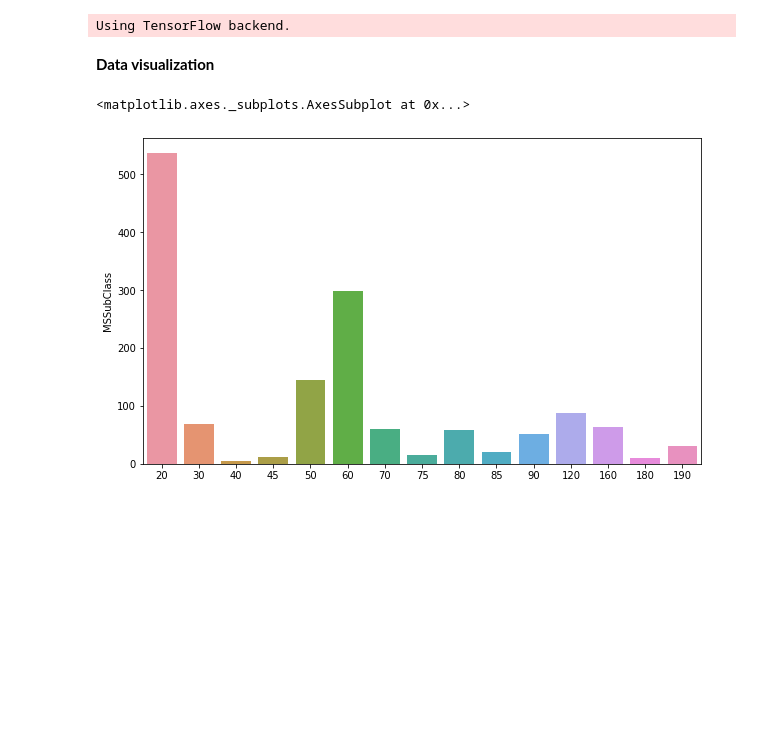
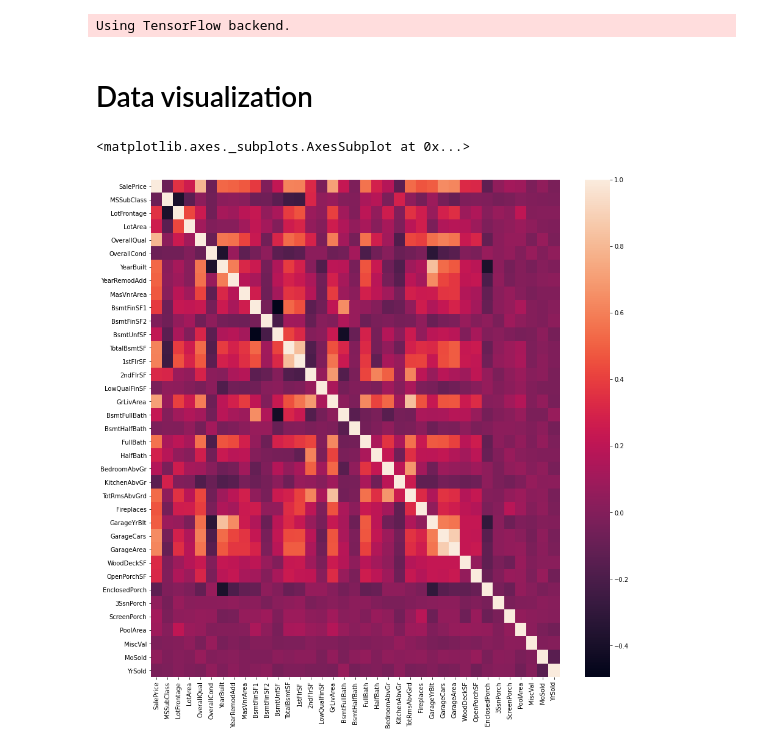
Before and after one commit to Yannik-H/House_Prices_Prediction, a Jupyter notebook: House_Prices.ipynb, the cells around one changed output. Cells and saved outputs as stored; diff of their text form; code cells hidden in the pictures; blank space fills up the shorter version.

```diff
--- a/House_Prices.ipynb
+++ b/House_Prices.ipynb
@@ -23,11 +24,20 @@ train_data = pd.read_csv('../content/gdrive/My Drive/Colab Notebooks/Kaggle/Hous
 test_data = pd.read_csv('../content/gdrive/My Drive/Colab Notebooks/Kaggle/HousePrices/test.csv', index_col=0)
 submission = pd.read_csv('../content/gdrive/My Drive/Colab Notebooks/Kaggle/HousePrices/sample_submission.csv', index_col=0)
 # %% [markdown]
-**Data visualization**
+# Data visualization
-# %%
-plt.figure(figsize=(10,6))
-plt.title("")
-sns.barplot(x = train_data.MSSubClass.value_counts().index, y = train_data.MSSubClass.value_counts())
-# %% [output]
-<matplotlib.axes._subplots.AxesSubplot at 0x...>
-[figure, removed]
+# %%
+Prices = train_data['SalePrice']
+y = Prices
+FE_c_columns = [col for col in train_data.columns if train_data[col].dtype == 'object']
+FE_n_columns = train_data.columns.drop(FE_c_columns)
+FE_c_data = train_data[FE_c_columns]
+FE_n_data = train_data[FE_n_columns.drop('SalePrice')]
+FE_c_data.insert(0,'SalePrice', Prices)
+FE_n_data.insert(0, 'SalePrice', Prices)
+# %%
+n_corr = FE_n_data.corr() #'Pearson'
+plt.figure(figsize=(15,15))
+sns.heatmap(n_corr, xticklabels=n_corr.columns.values, yticklabels=n_corr.columns.values)
+# %% [output]
+<matplotlib.axes._subplots.AxesSubplot at 0x...>
+[figure, added]
```
Also changed, not shown: parts of 170 cells of this notebook.
